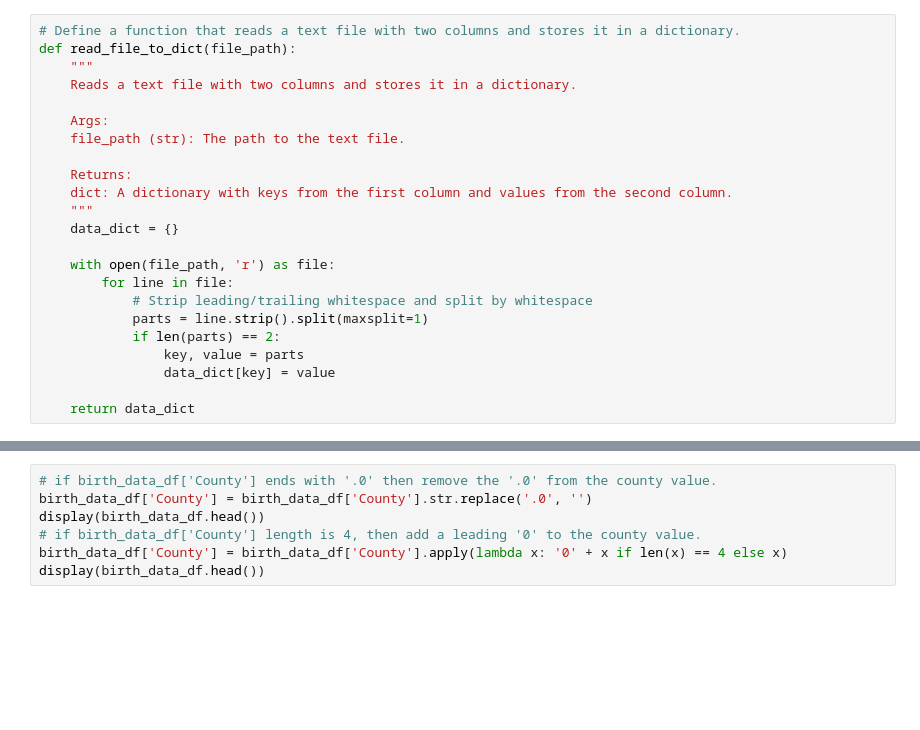
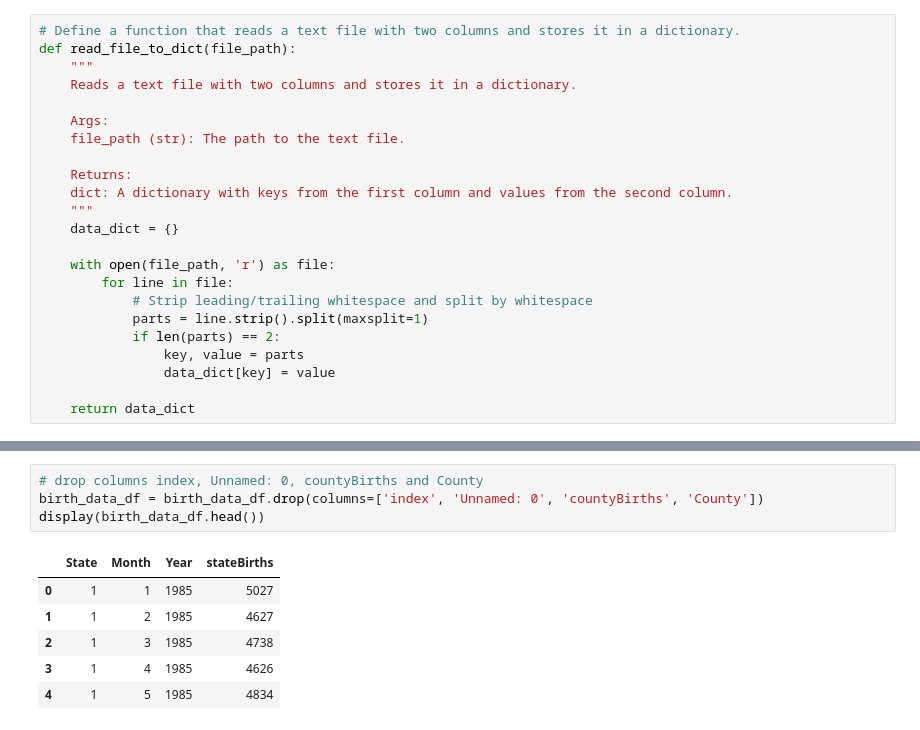
Before and after one commit to Aquamarine278/AI-Bootcamp-Project-1, a Jupyter notebook: birthdata_master.ipynb, the cells around one changed output, grey strips where cells are left out. Cells and saved outputs as stored; diff of their text form; blank space fills up the shorter version.

```diff
--- a/birthdata_master.ipynb
+++ b/birthdata_master.ipynb
@@ -55,9 +98,13 @@ birth_data_df.info()
-# %%
-# if birth_data_df['County'] ends with '.0' then remove the '.0' from the county value.
-birth_data_df['County'] = birth_data_df['County'].str.replace('.0', '')
-display(birth_data_df.head())
-# if birth_data_df['County'] length is 4, then add a leading '0' to the county value.
-birth_data_df['County'] = birth_data_df['County'].apply(lambda x: '0' + x if len(x) == 4 else x)
-display(birth_data_df.head())
+# %%
+# drop columns index, Unnamed: 0, countyBirths and County
+birth_data_df = birth_data_df.drop(columns=['index', 'Unnamed: 0', 'countyBirths', 'County'])
+display(birth_data_df.head())
+# %% [output]
+|  | State | Month | Year | stateBirths |
+| 0 | 1 | 1 | 1985 | 5027 |
+| 1 | 1 | 2 | 1985 | 4627 |
+| 2 | 1 | 3 | 1985 | 4738 |
+| 3 | 1 | 4 | 1985 | 4626 |
+| 4 | 1 | 5 | 1985 | 4834 |
 # %%
 # create a new column 'StateName' by mapping the 'State' column to the state names using the state_dict
```
Also changed, not shown: parts of 27 cells of this notebook, 3 other files.
